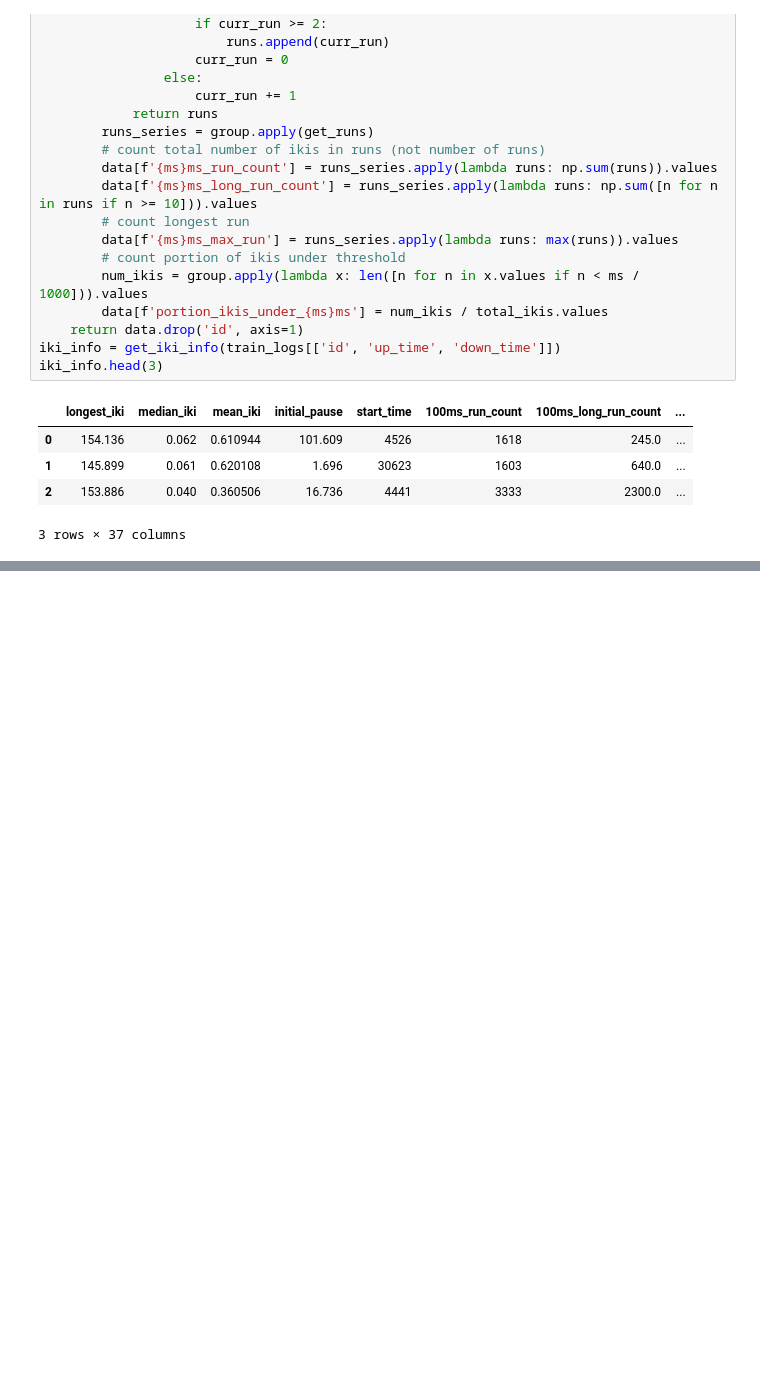
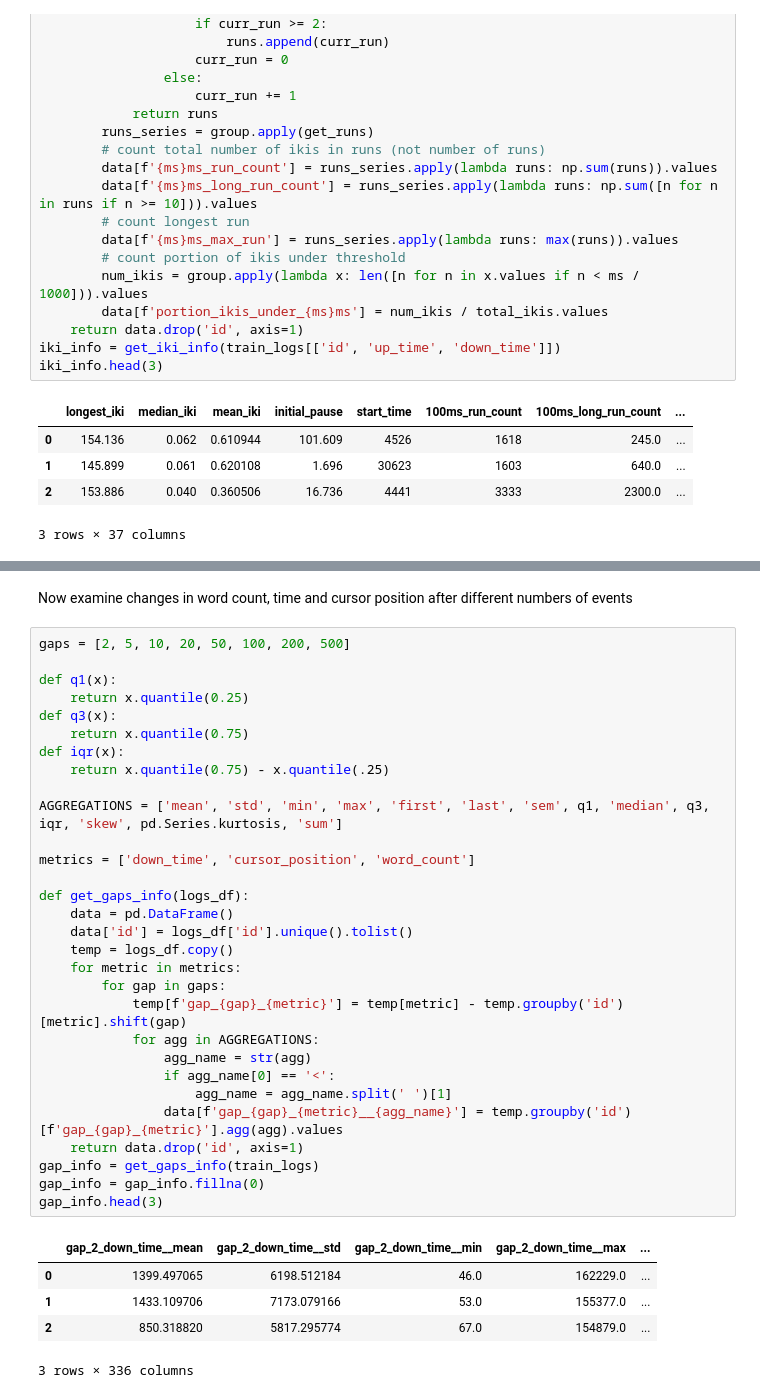
Before and after one commit to ZalmanKelber/kaggle_writing, a Jupyter notebook: writing6.ipynb, the cells around one changed output, grey strips where cells are left out. Drawn from its saved outputs; the diff is of its cells as text; blank space fills up the shorter version.

```diff
--- a/writing6.ipynb
+++ b/writing6.ipynb
@@ -160,0 +385,38 @@ MAE: validation set
+# %% [markdown]
+Now examine changes in word count, time and cursor position after different numbers of events
+# %%
+gaps = [2, 5, 10, 20, 50, 100, 200, 500]
+
+def q1(x):
+    return x.quantile(0.25)
+def q3(x):
+    return x.quantile(0.75)
+def iqr(x):
+    return x.quantile(0.75) - x.quantile(.25)
+
+AGGREGATIONS = ['mean', 'std', 'min', 'max', 'first', 'last', 'sem', q1, 'median', q3, iqr, 'skew', pd.Series.kurtosis, 'sum']
+
+metrics = ['down_time', 'cursor_position', 'word_count']
+
+def get_gaps_info(logs_df):
+    data = pd.DataFrame()
+    data['id'] = logs_df['id'].unique().tolist()
+    temp = logs_df.copy()
+    for metric in metrics:
+        for gap in gaps:
+            temp[f'gap_{gap}_{metric}'] = temp[metric] - temp.groupby('id')[metric].shift(gap)
+            for agg in AGGREGATIONS:
+                agg_name = str(agg)
+                if agg_name[0] == '<':
+                    agg_name = agg_name.split(' ')[1]
+                data[f'gap_{gap}_{metric}__{agg_name}'] = temp.groupby('id')[f'gap_{gap}_{metric}'].agg(agg).values
+    return data.drop('id', axis=1)
+gap_info = get_gaps_info(train_logs)
+gap_info = gap_info.fillna(0)
+gap_info.head(3)
+# %% [output]
+|  | gap_2_down_time__mean | gap_2_down_time__std | gap_2_down_time__min | gap_2_down_time__max | ... |
+| 0 | 1399.497065 | 6198.512184 | 46.0 | 162229.0 | ... |
+| 1 | 1433.109706 | 7173.079166 | 53.0 | 155377.0 | ... |
+| 2 | 850.318820 | 5817.295774 | 67.0 | 154879.0 | ... |
+3 rows × 336 columns
```
Also changed, not shown: parts of 22 cells of this notebook.
